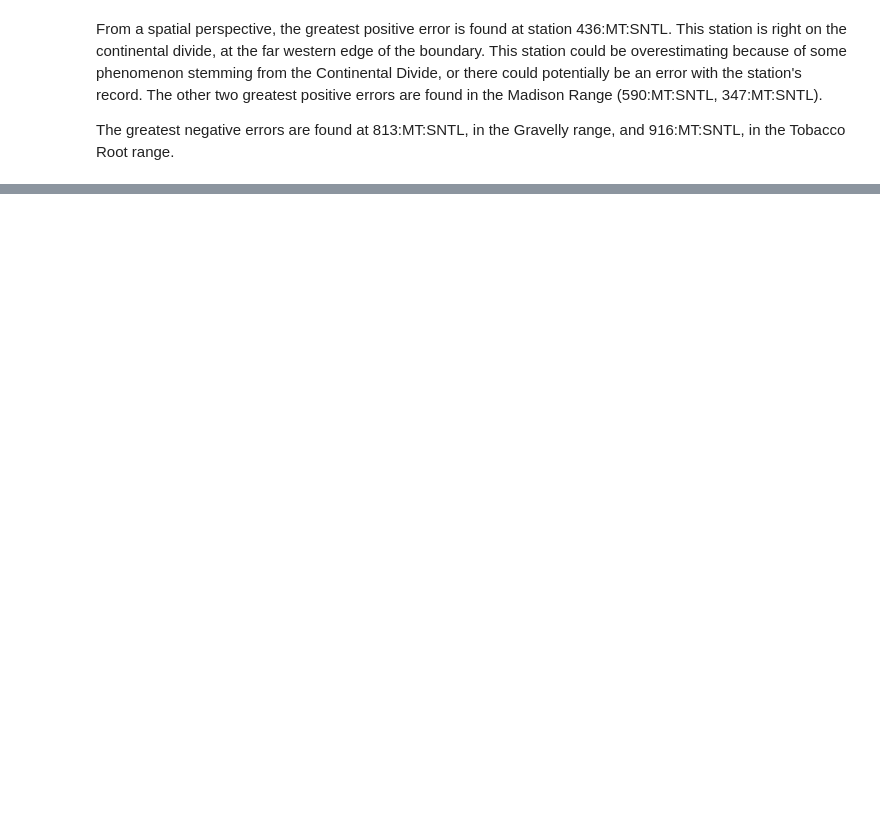
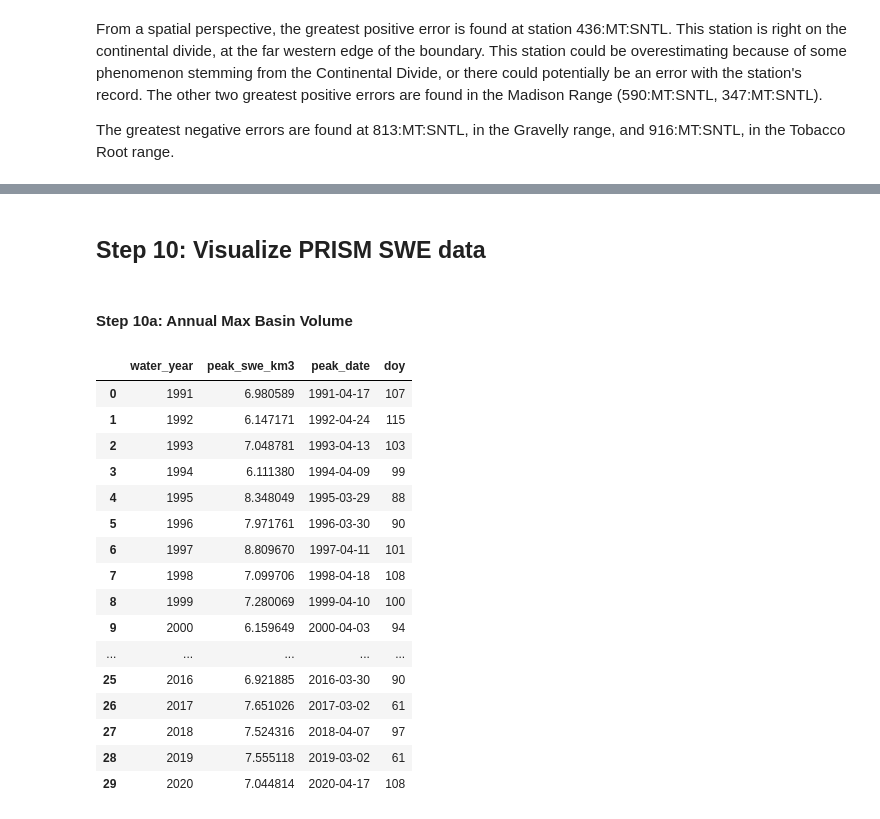
Before and after one commit to rainihelmstadter/snow-drought-modeling, a Jupyter notebook: code/05-train-ML-model.ipynb, the cells around one changed output, grey strips where cells are left out. Cells and saved outputs as stored; diff of their text form; code cells hidden in the pictures; blank space fills up the shorter version.

Commit message:
Predicted PRISM grid; made visualizations

```diff
--- a/code/05-train-ML-model.ipynb
+++ b/code/05-train-ML-model.ipynb
@@ -669,0 +716,9 @@ The greatest negative errors are found at 813:MT:SNTL, in the Gravelly range, an
+# %%
+# open PRISM df
+
+# set path
+prism_path = Path(ml_dir, 'prism_raster.parquet')
+
+# stream w/ parquet
+# this lets the computer only read the data it needs at a given instant
+prism_pq = pq.ParquetFile(prism_path)
@@ -669,0 +778,8 @@ The greatest negative errors are found at 813:MT:SNTL, in the Gravelly range, an
+# %%
+pred_df_multi = pred_df.set_index(['date', 'latitude', 'longitude'])
+# %%
+# convert back to Dataset
+pred_ds = pred_df_multi.to_xarray()
+# pred_ds.set_coords('date')
+# pred_ds.set_coords('latitude')
+# pred_ds.set_coords('longitude')
@@ -669,0 +799,47 @@ The greatest negative errors are found at 813:MT:SNTL, in the Gravelly range, an
+# %% [markdown]
+## Step 10: Visualize PRISM SWE data
+# %%
+# get water year dates again
+water_year_values = pred_ds['date'].dt.year + (pred_ds['date'].dt.month >= 10).astype(int)
+pred_ds = pred_ds.assign_coords(water_year = water_year_values)
+# %% [markdown]
+#### Step 10a: Annual Max Basin Volume
+# %%
+# convert swe to km and multiply by grid cell size
+pred_ds['pred_swe_km3'] = pred_ds['swe_pred'] * 1e-6 * 16
+
+# get daily basin volume
+daily_vol = pred_ds['pred_swe_km3'].sum(dim=['latitude', 'longitude'])
+
+# get max SWE volume and date per water year
+ann_peak_vol = (daily_vol.groupby('water_year').max(dim = 'date'))
+peak_vol_date = daily_vol.groupby('water_year').map(lambda x: x.idxmax(dim = 'date'))
+
+# combine into df
+peak_swe_df = pd.DataFrame({
+    'peak_swe_km3': ann_peak_vol.to_pandas(),
+    'peak_date': peak_vol_date.to_pandas()
+}).reset_index()
+
+# compare day of year
+peak_swe_df['doy'] = peak_swe_df['peak_date'].dt.day_of_year
+
+peak_swe_df
+# %% [output]
+|  | water_year | peak_swe_km3 | peak_date | doy |
+| 0 | 1991 | 6.980589 | 1991-04-17 | 107 |
+| 1 | 1992 | 6.147171 | 1992-04-24 | 115 |
+| 2 | 1993 | 7.048781 | 1993-04-13 | 103 |
+| 3 | 1994 | 6.111380 | 1994-04-09 | 99 |
+| 4 | 1995 | 8.348049 | 1995-03-29 | 88 |
+| 5 | 1996 | 7.971761 | 1996-03-30 | 90 |
+| 6 | 1997 | 8.809670 | 1997-04-11 | 101 |
+| 7 | 1998 | 7.099706 | 1998-04-18 | 108 |
+| 8 | 1999 | 7.280069 | 1999-04-10 | 100 |
+| 9 | 2000 | 6.159649 | 2000-04-03 | 94 |
+| ... | ... | ... | ... | ... |
+| 25 | 2016 | 6.921885 | 2016-03-30 | 90 |
+| 26 | 2017 | 7.651026 | 2017-03-02 | 61 |
+| 27 | 2018 | 7.524316 | 2018-04-07 | 97 |
+| 28 | 2019 | 7.555118 | 2019-03-02 | 61 |
+| 29 | 2020 | 7.044814 | 2020-04-17 | 108 |
```
Also changed, not shown: parts of 29 cells of this notebook, 5 other files.
